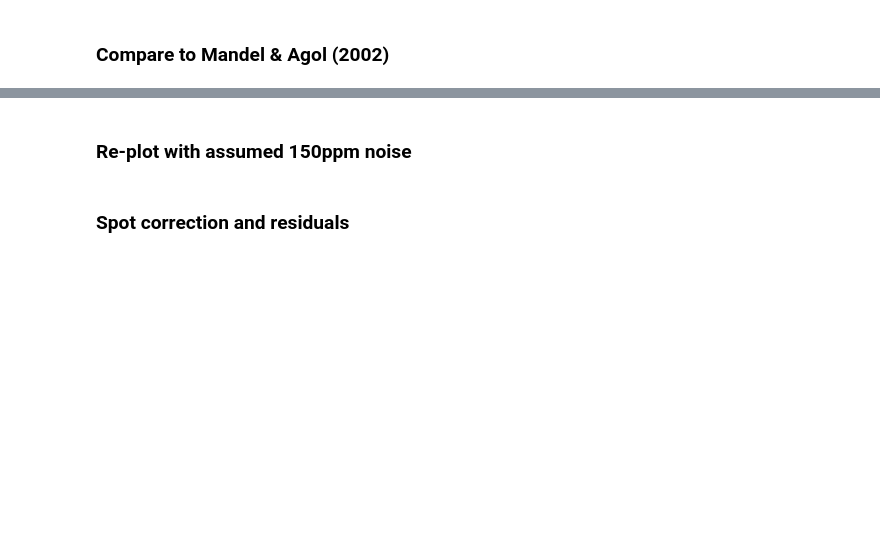
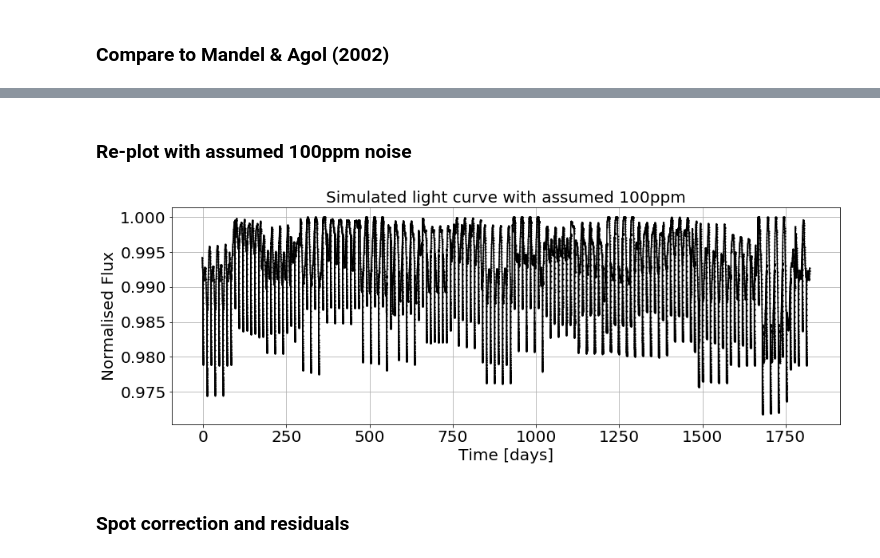
Before and after one commit to Millmer/Starspot-Model, a Jupyter notebook: Model.ipynb, the cells around one changed output, grey strips where cells are left out. Drawn from its saved outputs; the diff is of its cells as text; code cells hidden in the pictures; blank space fills up the shorter version.

```diff
--- a/Model.ipynb
+++ b/Model.ipynb
@@ -177,25 +216,25 @@ plt.show()
 # %% [markdown]
-### Re-plot with assumed 150ppm noise
+### Re-plot with assumed 100ppm noise
 # %%
 noiseLevel = 100*ppm
 noise = np.random.normal(1,noiseLevel,len(I))
 I_noise = noise*np.asarray(I)
 D_noise = noise*np.asarray(D)
 
-transitNumber = 37
+transitNumber = 0
 plt.figure(figsize=(15,5))
-plt.plot(Time, I, 'k', label='Spotted Model')
-plt.plot(Time, I_none, 'b', label='Spotless Model')
-plt.plot(Time, I, 'k.', ms=2, label='Spotted Model + 150ppm Noise')
+plt.plot(np.asarray(Time) - params.t0, I, 'k', label='Spotted Model')
+plt.plot(np.asarray(Time) - params.t0, I, 'k.', ms=2, label='Spotted Model + 150ppm Noise')
 plt.ylabel('Normalised Flux', fontsize=20)
 plt.xlabel('Time [days]', fontsize=20)
-plt.title(r'Simulated light curve with added noise', fontsize=20)
-#plt.legend(fontsize=50)
+plt.title(r'Simulated light curve with assumed {0:.0f}ppm'.format(noiseLevel/ppm), fontsize=20)
 plt.xticks(fontsize=20)
 plt.yticks(fontsize=20)
-plt.xlim([TTimes[transitNumber][0]-0.1, TTimes[transitNumber][1]+0.1])
+#plt.xlim([TTimes[transitNumber][0]-params.t0-1, TTimes[transitNumber][1]-params.t0+1])
 plt.grid()
 plt.show()
+# %% [output]
+[figure, added]
 # %% [markdown]
 ### Spot correction and residuals
 # %%
```
Also changed, not shown: parts of 15 cells of this notebook, 12 other files.
